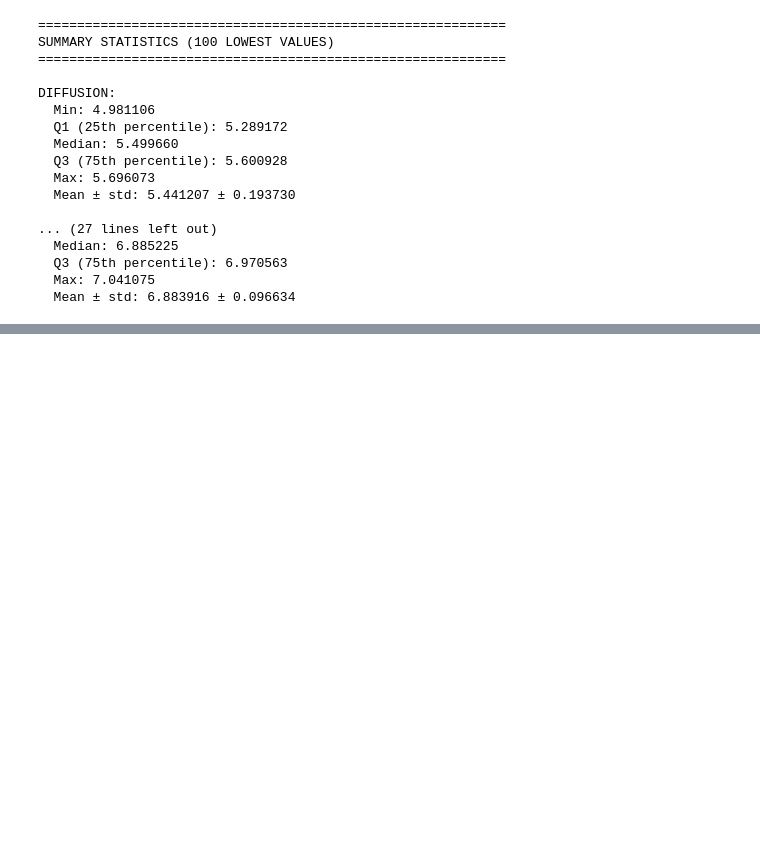
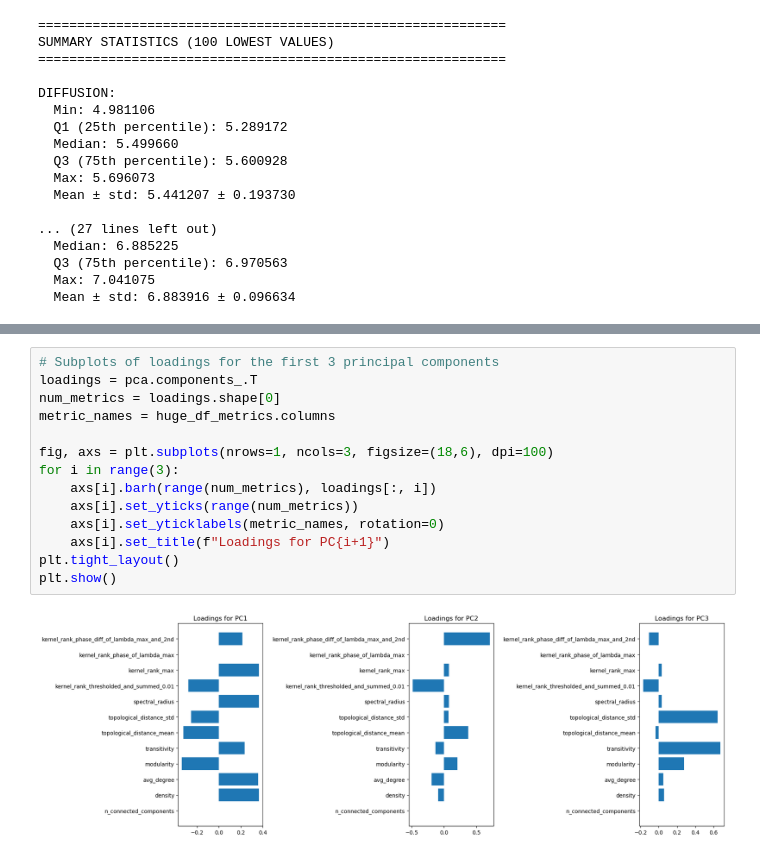
Before and after one commit to ad045/simba, a Jupyter notebook: testing_stuff_2.ipynb, the cells around one changed output, grey strips where cells are left out. Saved outputs shown, nothing was run; the diff lists cells and outputs as text; blank space fills up the shorter version.

```diff
--- a/testing_stuff_2.ipynb
+++ b/testing_stuff_2.ipynb
@@ -255,0 +363,16 @@ DIFFUSION:
+# %%
+# Subplots of loadings for the first 3 principal components
+loadings = pca.components_.T
+num_metrics = loadings.shape[0]
+metric_names = huge_df_metrics.columns
+
+fig, axs = plt.subplots(nrows=1, ncols=3, figsize=(18,6), dpi=100)
+for i in range(3):
+    axs[i].barh(range(num_metrics), loadings[:, i])
+    axs[i].set_yticks(range(num_metrics))
+    axs[i].set_yticklabels(metric_names, rotation=0)
+    axs[i].set_title(f"Loadings for PC{i+1}")
+plt.tight_layout()
+plt.show()
+# %% [output]
+[figure, added]
```
Also changed, not shown: parts of 4 cells of this notebook, 1 other file.
